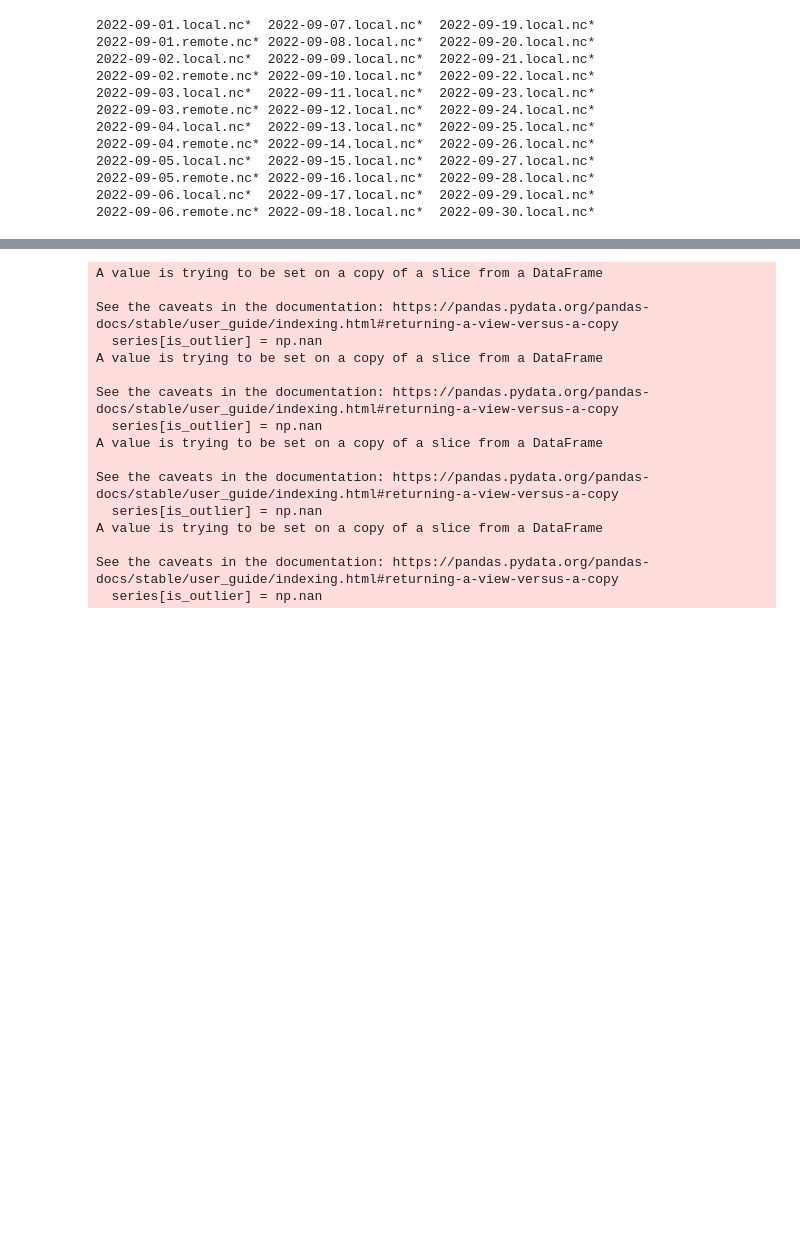
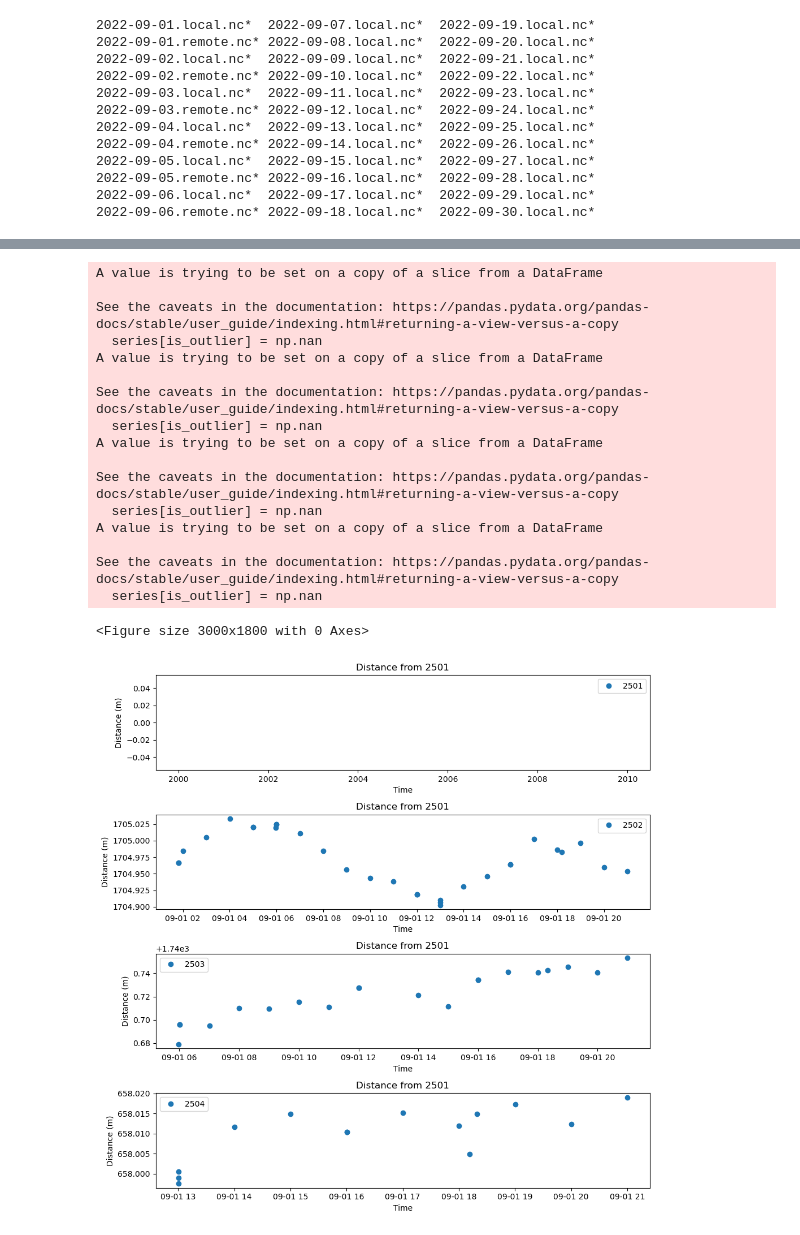
Before and after one commit to MaleenKidiwela/AxialFetch, a Jupyter notebook: Axial Fetch.ipynb, the cells around one changed output, grey strips where cells are left out. Drawn from its saved outputs; the diff is of its cells as text; code cells hidden in the pictures; blank space fills up the shorter version.

```diff
--- a/Axial Fetch.ipynb
+++ b/Axial Fetch.ipynb
@@ -172,35 +137,67 @@ df = dfs[index]
 # %%
+import matplotlib.pyplot as plt
+import matplotlib.dates as mdates
+from datetime import datetime
+
+index = 2501
+
 # Define a function to replace outliers with NaN
 def replace_outliers_with_nan(series, n_std=2):
     mean = series.mean()
     std = series.std()
     is_outlier = (series - mean).abs() > n_std * std
     series[is_outlier] = np.nan
     return series
 
 # Get the DataFrame for address 2501
-df = dfs[2501]
+df = dfs[index]
 
 # Replace outliers with NaN in each distance column
 for i in range(4):
     df[f'distance{i}'] = replace_outliers_with_nan(df[f'distance{i}'])
+
+
+# Convert Unix time to datetime
+df['time'] = pd.to_datetime(df['time'], unit='s')
+
+# Create a new figure
+plt.figure(figsize=(30, 18))
+
+# Create a 4-row figure for the subplots
+fig, axs = plt.subplots(4, 1, figsize=(10, 10))
+
+# Plot each distance on its own subplot
+for i in range(4):
+    axs[i].plot(df['time'], df[f'distance{i}'],marker='o', linestyle='', label=f'{address.data[i]}')
+    axs[i].set_title(f'Distance from {index}')
+    axs[i].set_xlabel('Time')
+    axs[i].set_ylabel('Distance (m)')
+    axs[i].legend()
+
+# Automatically adjust subplot parameters to give specified padding
+plt.tight_layout()
+
+# Show the plot
+plt.show()
 # %% [output]
 A value is trying to be set on a copy of a slice from a DataFrame
 
 See the caveats in the documentation: https://pandas.pydata.org/pandas-docs/stable/user_guide/indexing.html#returning-a-view-versus-a-copy
   series[is_outlier] = np.nan
 A value is trying to be set on a copy of a slice from a DataFrame
 
 See the caveats in the documentation: https://pandas.pydata.org/pandas-docs/stable/user_guide/indexing.html#returning-a-view-versus-a-copy
   series[is_outlier] = np.nan
 A value is trying to be set on a copy of a slice from a DataFrame
 
 See the caveats in the documentation: https://pandas.pydata.org/pandas-docs/stable/user_guide/indexing.html#returning-a-view-versus-a-copy
   series[is_outlier] = np.nan
 A value is trying to be set on a copy of a slice from a DataFrame
 
 See the caveats in the documentation: https://pandas.pydata.org/pandas-docs/stable/user_guide/indexing.html#returning-a-view-versus-a-copy
   series[is_outlier] = np.nan
+<Figure size 3000x1800 with 0 Axes>
+[figure, added]
 # %%
 import matplotlib.pyplot as plt
 import matplotlib.dates as mdates
```
Also changed, not shown: parts of 14 cells of this notebook.
